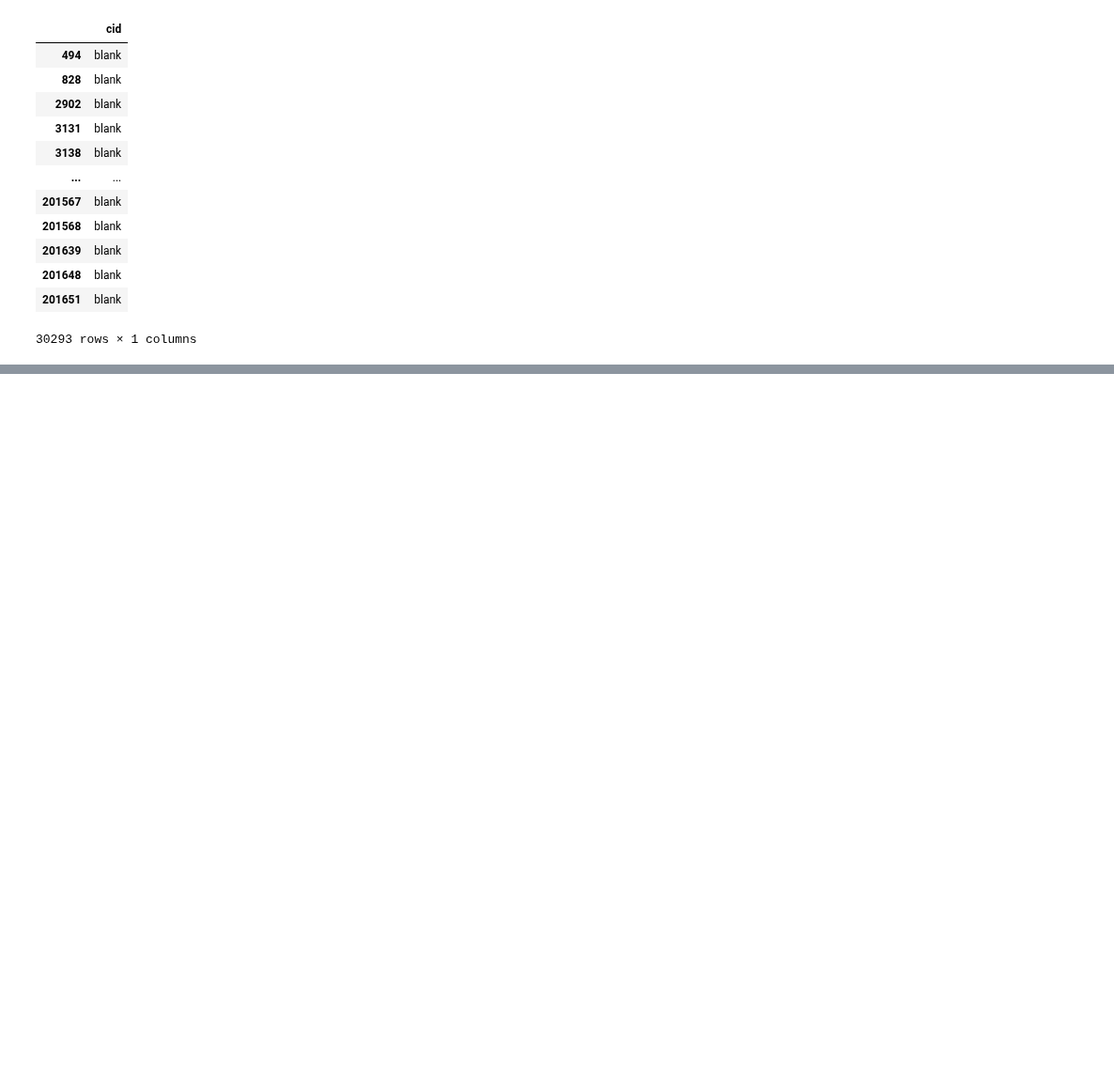
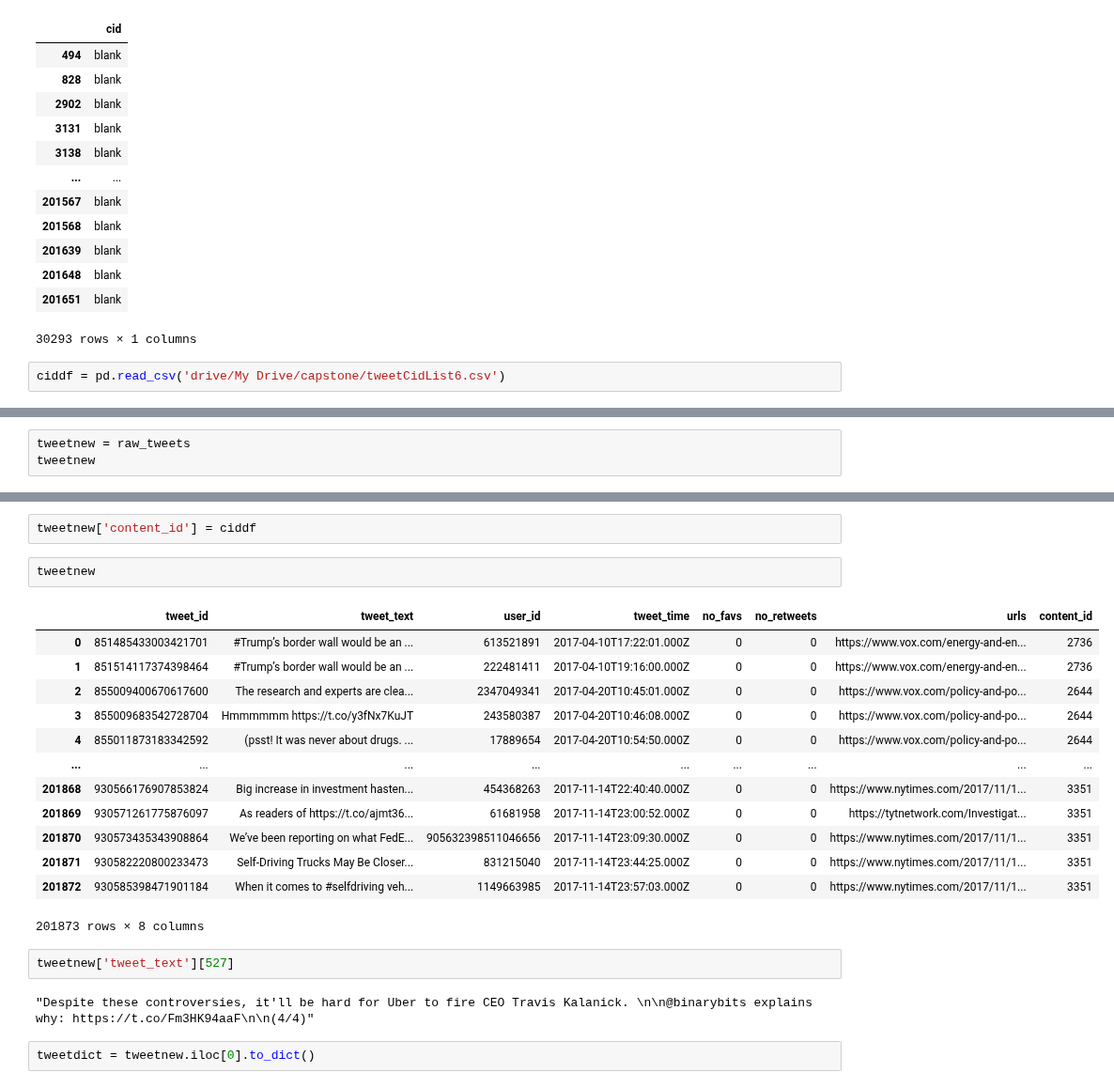
Before and after one commit to fagan2888/tweet-url-relationships, a Jupyter notebook: notebooks/Tweet to Articles.ipynb, the cells around one changed output, grey strips where cells are left out. Shown at 94% size. Drawn from its saved outputs; the diff is of its cells as text; blank space fills up the shorter version.

```diff
--- a/notebooks/Tweet to Articles.ipynb
+++ b/notebooks/Tweet to Articles.ipynb
@@ -358,3 +358,5 @@ ciddf[ciddf['cid']=='blank']
 | 201648 | blank |
 | 201651 | blank |
 30293 rows × 1 columns
+# %%
+ciddf = pd.read_csv('drive/My Drive/capstone/tweetCidList6.csv')
@@ -360,0 +395,3 @@ ciddf[ciddf['cid']=='blank']
+# %%
+tweetnew = raw_tweets
+tweetnew
@@ -360,0 +412,24 @@ ciddf[ciddf['cid']=='blank']
+# %%
+tweetnew['content_id'] = ciddf
+# %%
+tweetnew
+# %% [output]
+|  | tweet_id | tweet_text | user_id | tweet_time | no_favs | no_retweets | urls | content_id |
+| 0 | 851485433003421701 | #Trump’s border wall would be an ... | 613521891 | 2017-04-10T17:22:01.000Z | 0 | 0 | https://www.vox.com/energy-and-en... | 2736 |
+| 1 | 851514117374398464 | #Trump’s border wall would be an ... | 222481411 | 2017-04-10T19:16:00.000Z | 0 | 0 | https://www.vox.com/energy-and-en... | 2736 |
+| 2 | 855009400670617600 | The research and experts are clea... | 2347049341 | 2017-04-20T10:45:01.000Z | 0 | 0 | https://www.vox.com/policy-and-po... | 2644 |
+| 3 | 855009683542728704 | Hmmmmmm https://t.co/y3fNx7KuJT | 243580387 | 2017-04-20T10:46:08.000Z | 0 | 0 | https://www.vox.com/policy-and-po... | 2644 |
+| 4 | 855011873183342592 | (psst! It was never about drugs. ... | 17889654 | 2017-04-20T10:54:50.000Z | 0 | 0 | https://www.vox.com/policy-and-po... | 2644 |
+| ... | ... | ... | ... | ... | ... | ... | ... | ... |
+| 201868 | 930566176907853824 | Big increase in investment hasten... | 454368263 | 2017-11-14T22:40:40.000Z | 0 | 0 | https://www.nytimes.com/2017/11/1... | 3351 |
+| 201869 | 930571261775876097 | As readers of https://t.co/ajmt36... | 61681958 | 2017-11-14T23:00:52.000Z | 0 | 0 | https://tytnetwork.com/Investigat... | 3351 |
+| 201870 | 930573435343908864 | We’ve been reporting on what FedE... | 905632398511046656 | 2017-11-14T23:09:30.000Z | 0 | 0 | https://www.nytimes.com/2017/11/1... | 3351 |
+| 201871 | 930582220800233473 | Self-Driving Trucks May Be Closer... | 831215040 | 2017-11-14T23:44:25.000Z | 0 | 0 | https://www.nytimes.com/2017/11/1... | 3351 |
+| 201872 | 930585398471901184 | When it comes to #selfdriving veh... | 1149663985 | 2017-11-14T23:57:03.000Z | 0 | 0 | https://www.nytimes.com/2017/11/1... | 3351 |
+201873 rows × 8 columns
+# %%
+tweetnew['tweet_text'][527]
+# %% [output]
+"Despite these controversies, it'll be hard for Uber to fire CEO Travis Kalanick. \n\n@binarybits explains why: https://t.co/Fm3HK94aaF\n\n(4/4)"
+# %%
+tweetdict = tweetnew.iloc[0].to_dict()
```
Also changed, not shown: parts of 11 cells of this notebook.
